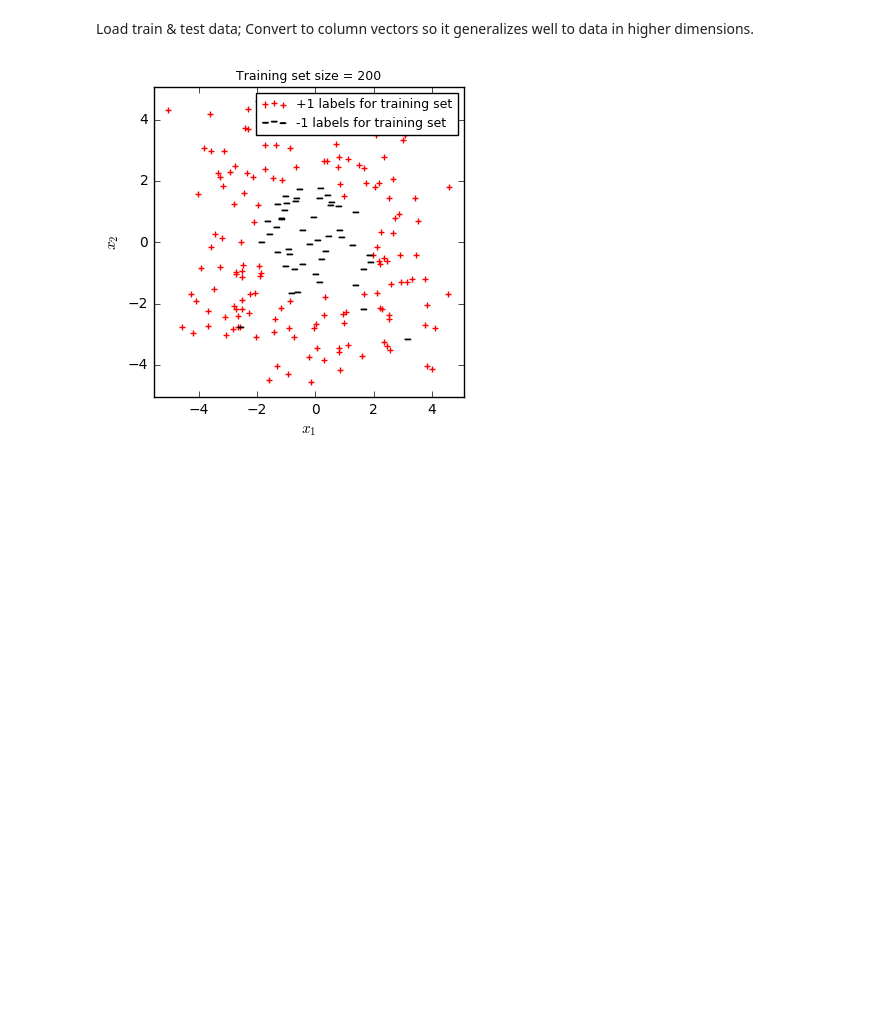
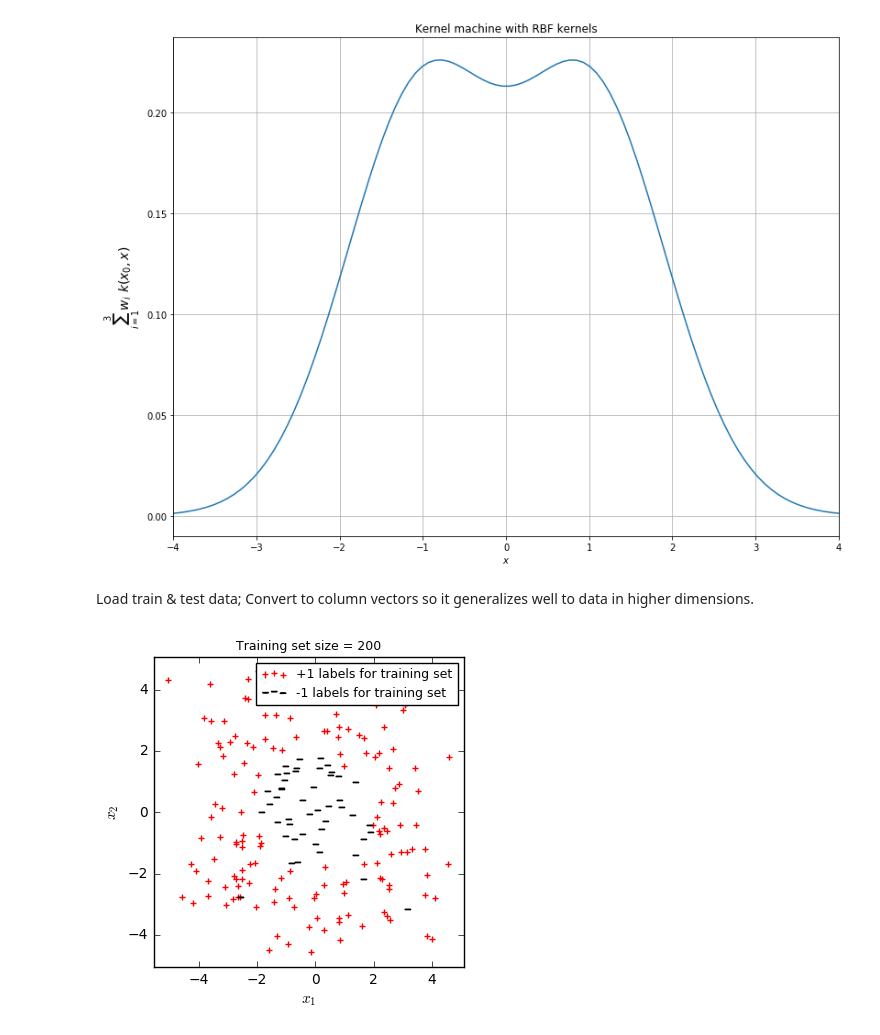
Before and after one commit to chaaland/bloomberg-ml-course, a Jupyter notebook: HW4/hwk4-skeleton-code.ipynb, the cells around one changed output. Cells and saved outputs as stored; diff of their text form; code cells hidden in the pictures; blank space fills up the shorter version.

```diff
--- a/HW4/hwk4-skeleton-code.ipynb
+++ b/HW4/hwk4-skeleton-code.ipynb
@@ -81,7 +106,28 @@ class Kernel_Machine(object):
             Vector of kernel machine evaluations on the n points in X.  Specifically, jth entry of return vector is
                 Sum_{i=1}^R w_i k(x_j, mu_i)
         """
-        # TODO
+        K = self.kernel(X, prototype_points)
+
+        return K.dot(self.weights)
+# %%
+weights = np.array([1,-1,1]).reshape(-1,1)
+prototype_points = np.array([-1, 0, 1]).reshape(-1,1)
+predictor = Kernel_Machine(functools.partial(RBF_kernel, sigma=1), prototype_points, weights)
+
+xmin = -4
+xmax = 4
+
+xpts = np.linspace(xmin, xmax,100).reshape(-1,1)
+ypts = predictor.predict(xpts)
+
+plt.plot(xpts, ypts, label=label);
+plt.xlim([xmin, xmax]);
+plt.grid(True);
+plt.title('Kernel machine with RBF kernels');
+plt.xlabel(r'$x$');
+plt.ylabel(r'$\sum_{i=1}^3 w_i\ k(x_0, x)$', fontsize=14);
+# %% [output]
+[figure, added]
 # %% [markdown]
 Load train & test data; Convert to column vectors so it generalizes well to data in higher dimensions.
 # %%
```
Also changed, not shown: parts of 3 cells of this notebook, 4 other files.
